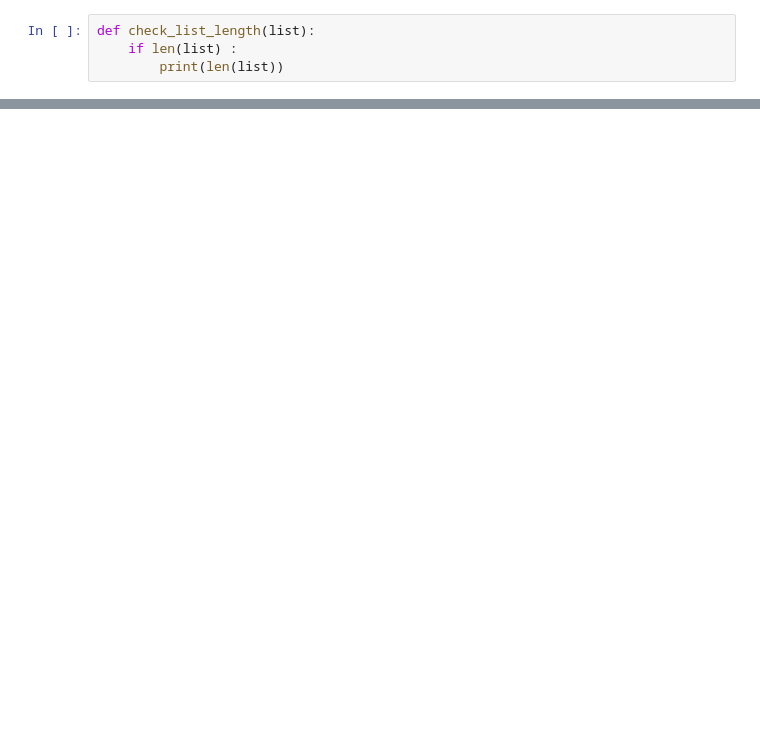
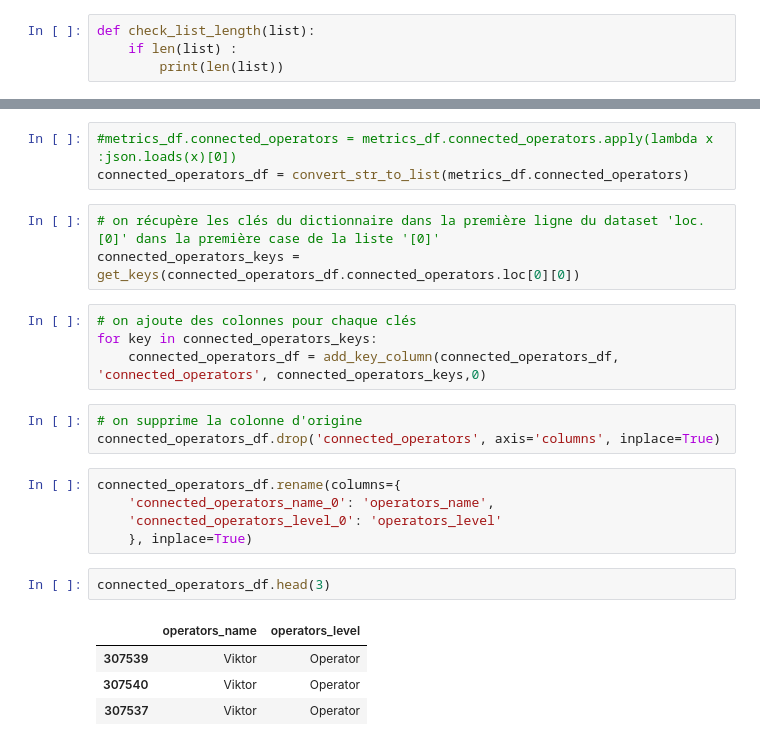
Before and after one commit to AranOribu/Prediction-Erreur-JetVarnish3DEvo, a Jupyter notebook: notebooks/data_explo_metrics.ipynb, the cells around one changed output, grey strips where cells are left out. Saved outputs shown, nothing was run; the diff lists cells and outputs as text; blank space fills up the shorter version.

```diff
--- a/notebooks/data_explo_metrics.ipynb
+++ b/notebooks/data_explo_metrics.ipynb
@@ -134,0 +96,25 @@ plt.show()
+# %%
+#metrics_df.connected_operators = metrics_df.connected_operators.apply(lambda x :json.loads(x)[0])
+connected_operators_df = convert_str_to_list(metrics_df.connected_operators)
+# %%
+# on récupère les clés du dictionnaire dans la première ligne du dataset 'loc.[0]' dans la première case de la liste '[0]'
+connected_operators_keys = get_keys(connected_operators_df.connected_operators.loc[0][0])
+# %%
+# on ajoute des colonnes pour chaque clés
+for key in connected_operators_keys:
+    connected_operators_df = add_key_column(connected_operators_df, 'connected_operators', connected_operators_keys,0)
+# %%
+# on supprime la colonne d'origine
+connected_operators_df.drop('connected_operators', axis='columns', inplace=True)
+# %%
+connected_operators_df.rename(columns={
+    'connected_operators_name_0': 'operators_name',
+    'connected_operators_level_0': 'operators_level'
+    }, inplace=True)
+# %%
+connected_operators_df.head(3)
+# %% [output]
+|  | operators_name | operators_level |
+| 307539 | Viktor | Operator |
+| 307540 | Viktor | Operator |
+| 307537 | Viktor | Operator |
```
Also changed, not shown: parts of 79 cells of this notebook.
